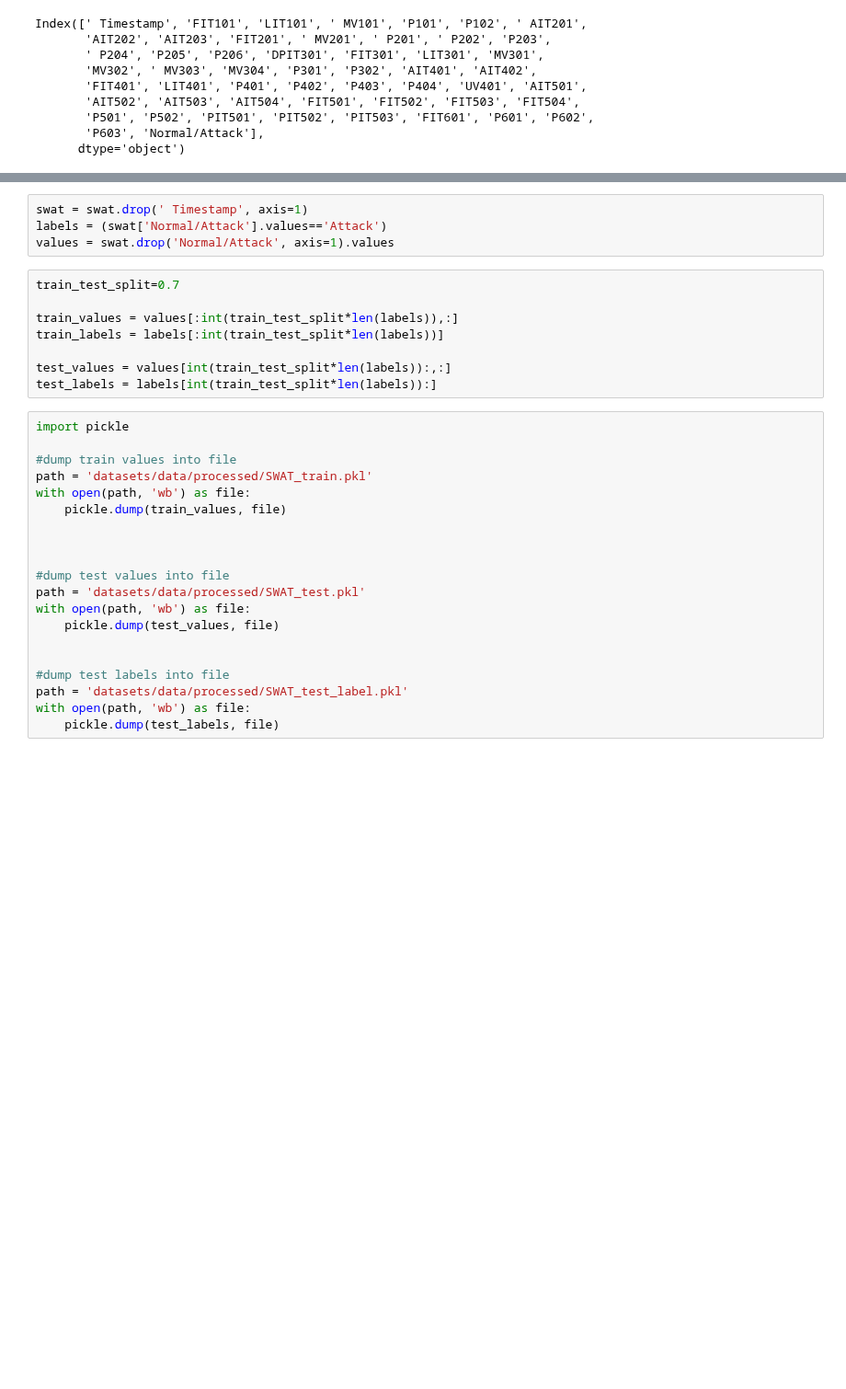
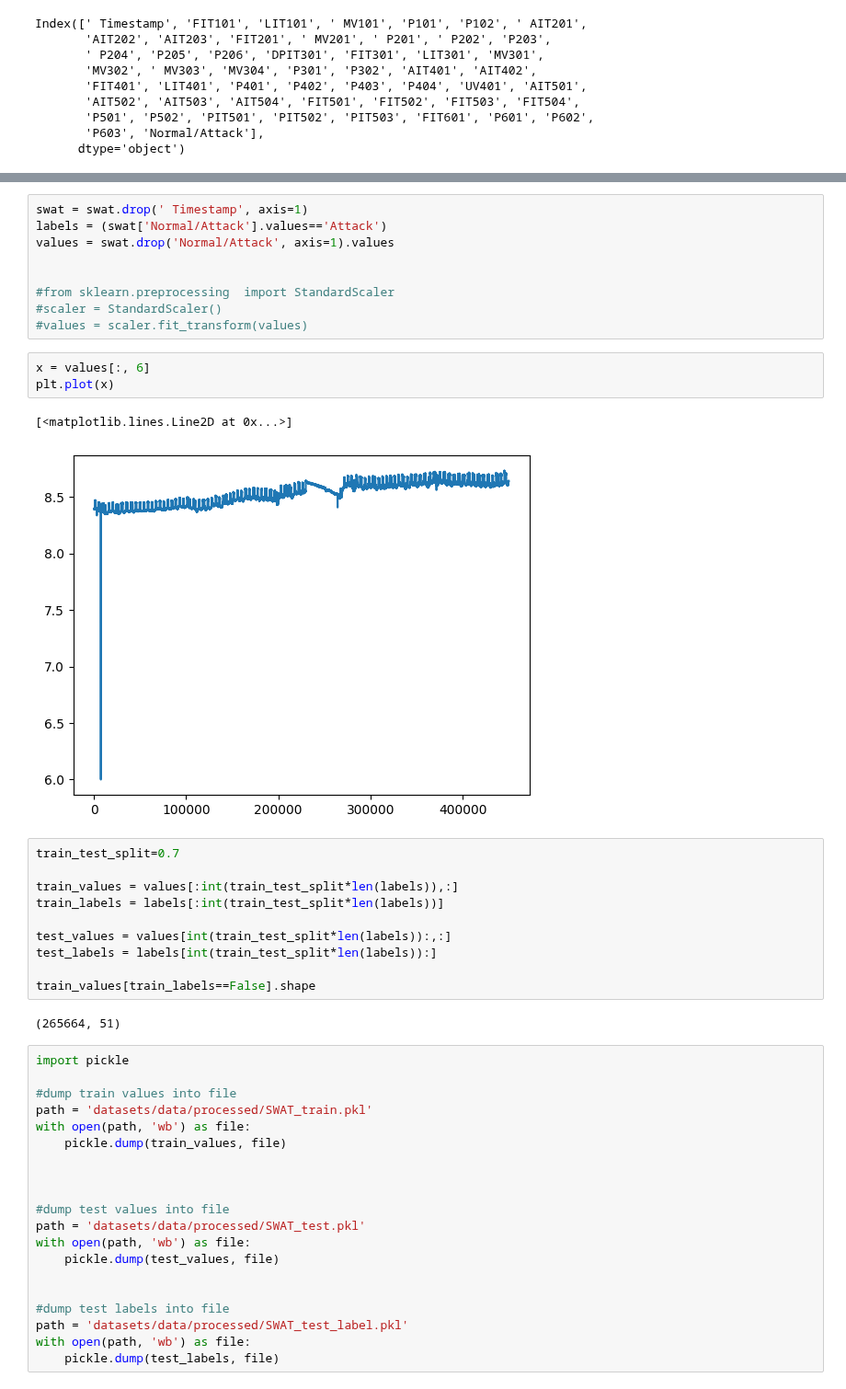
Before and after one commit to ML4ITS/mtad-gat-pytorch, a Jupyter notebook: util_notebook.ipynb, the cells around one changed output, grey strips where cells are left out. Shown at 92% size. Drawn from its saved outputs; the diff is of its cells as text; blank space fills up the shorter version.

```diff
--- a/util_notebook.ipynb
+++ b/util_notebook.ipynb
@@ -62,6 +48,17 @@ for c in swat.columns[1:51]:
 swat = swat.drop(' Timestamp', axis=1)
 labels = (swat['Normal/Attack'].values=='Attack')
 values = swat.drop('Normal/Attack', axis=1).values
+
+
+#from sklearn.preprocessing  import StandardScaler
+#scaler = StandardScaler()
+#values = scaler.fit_transform(values)
+# %%
+x = values[:, 6]
+plt.plot(x)
+# %% [output]
+[<matplotlib.lines.Line2D at 0x...>]
+[figure, added]
 # %%
 train_test_split=0.7
 
@@ -70,6 +67,10 @@ train_labels = labels[:int(train_test_split*len(labels))]
 
 test_values = values[int(train_test_split*len(labels)):,:]
 test_labels = labels[int(train_test_split*len(labels)):]
+
+train_values[train_labels==False].shape
+# %% [output]
+(265664, 51)
 # %%
 import pickle
 
```
Also changed, not shown: parts of 7 cells of this notebook, 3 other files.
